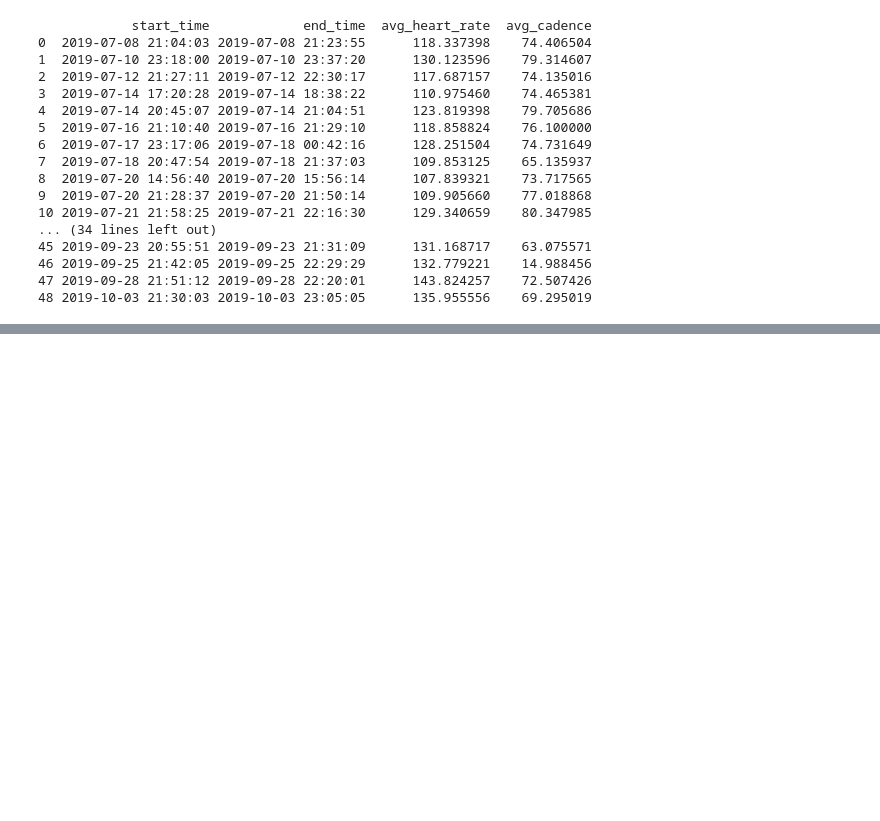
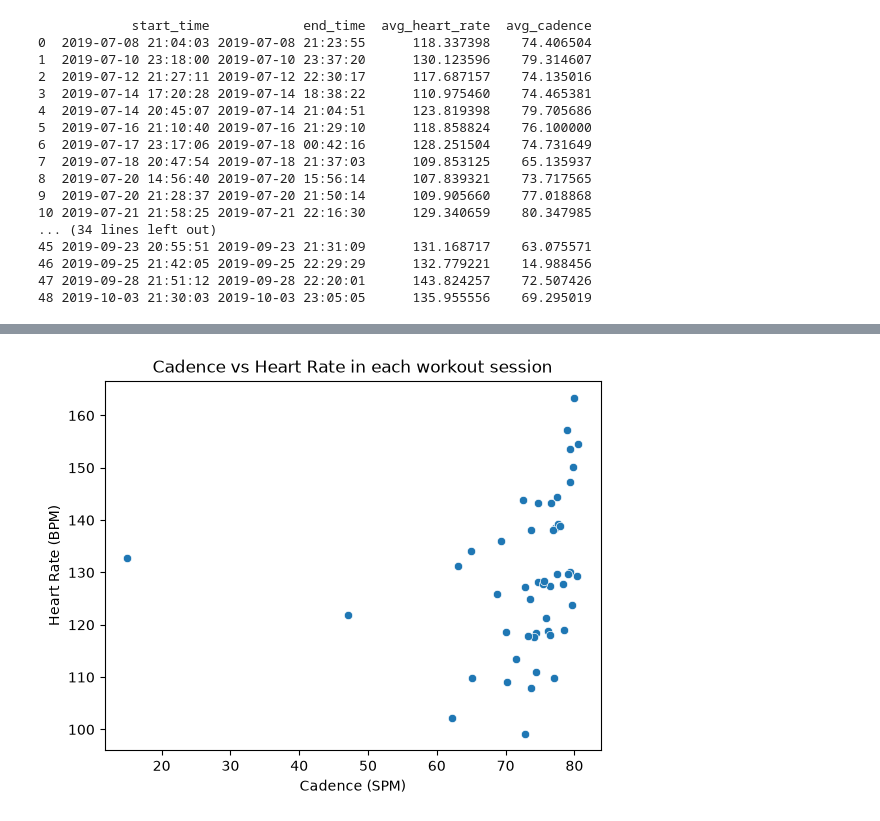
Before and after one commit to vandao288/strava_data_report, a Jupyter notebook: strava.ipynb, the cells around one changed output, grey strips where cells are left out. Saved outputs shown, nothing was run; the diff lists cells and outputs as text; code cells hidden in the pictures; blank space fills up the shorter version.

Commit message:
Cadence vs Heart Rate scatter plot: first attempt

```diff
--- a/strava.ipynb
+++ b/strava.ipynb
@@ -536,0 +477,8 @@ hr_sorted = hr_cleaned.sort_values(by='timestamp_dt').drop_duplicates(subset=['t
+# %%
+sns.scatterplot(data=workout_summary, x="avg_cadence", y="avg_heart_rate")
+plt.title("Cadence vs Heart Rate in each workout session")
+plt.xlabel("Cadence (SPM)")
+plt.ylabel("Heart Rate (BPM)")
+plt.show()
+# %% [output]
+[figure, added]
```
Also changed, not shown: parts of 5 cells of this notebook.
